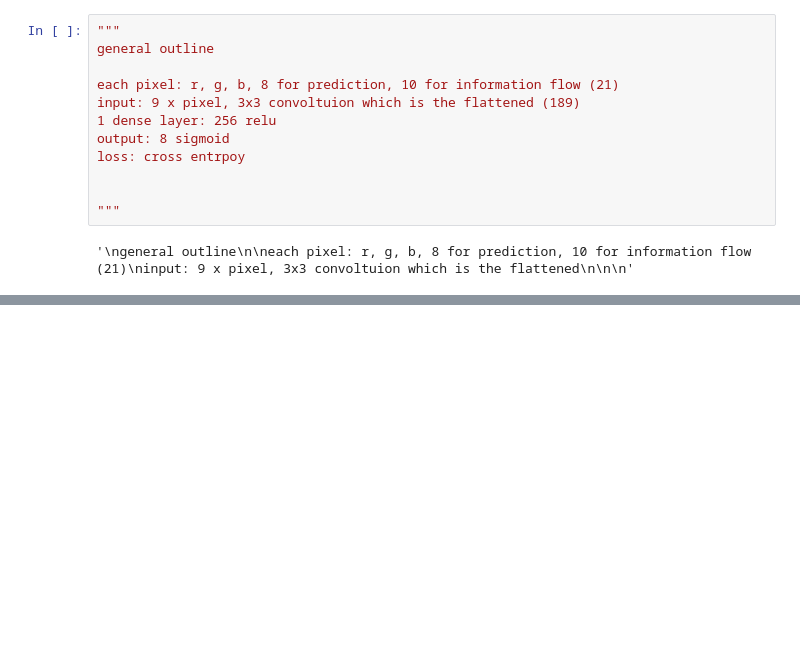
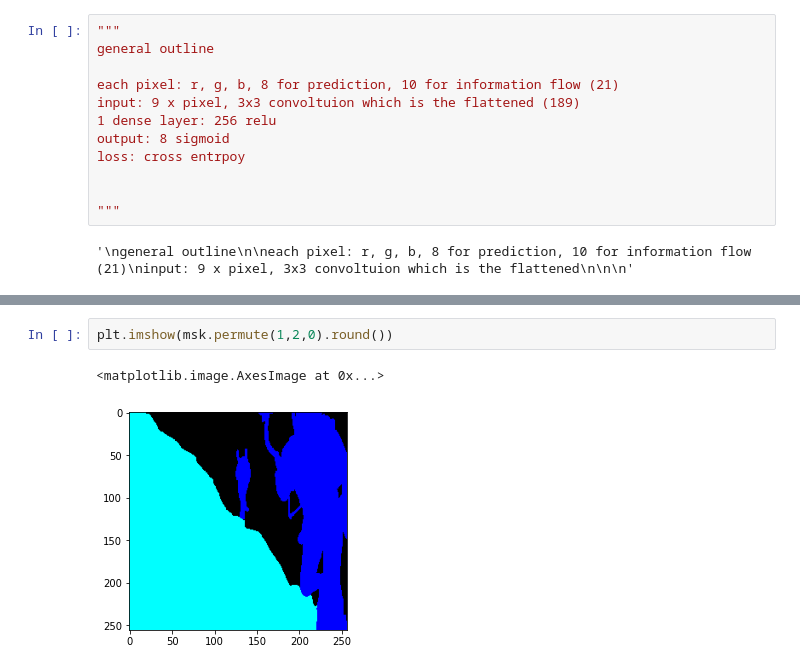
Before and after one commit to chickengods/Reccurent_Image_Segmentation, a Jupyter notebook: Experiment_1.ipynb, the cells around one changed output, grey strips where cells are left out. Cells and saved outputs as stored; diff of their text form; blank space fills up the shorter version.

```diff
--- a/Experiment_1.ipynb
+++ b/Experiment_1.ipynb
@@ -31,0 +177,5 @@ model = nn.Sequential(
+# %%
+plt.imshow(msk.permute(1,2,0).round())
+# %% [output]
+<matplotlib.image.AxesImage at 0x...>
+[figure, added]
```
Also changed, not shown: parts of 20 cells of this notebook, 1 other file.
